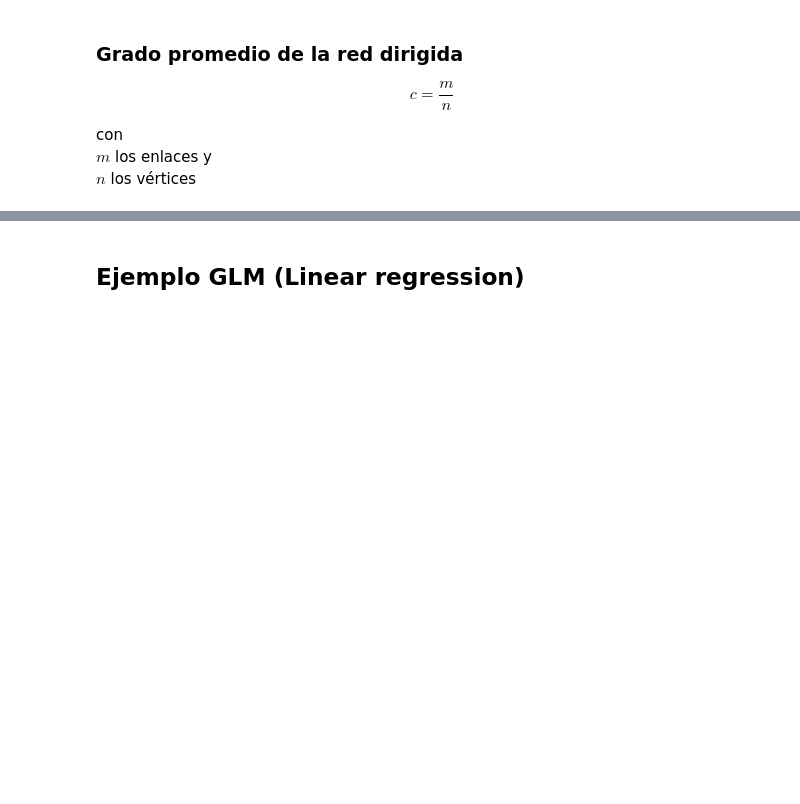
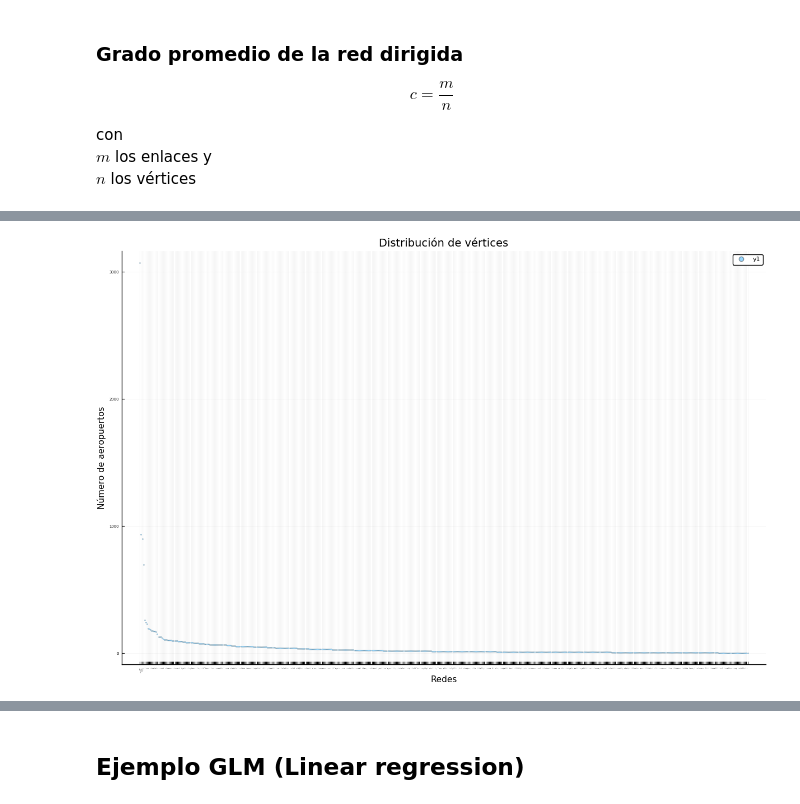
Before and after one commit to Yuriyama/Proyecto_aerolineas, a Jupyter notebook: Code/Analysis.ipynb, the cells around one changed output, grey strips where cells are left out. Saved outputs shown, nothing was run; the diff lists cells and outputs as text; code cells hidden in the pictures; blank space fills up the shorter version.

```diff
--- a/Code/Analysis.ipynb
+++ b/Code/Analysis.ipynb
@@ -121,0 +181,2 @@ return tabla_info_net
+# %%
+leo_info_net2 = readdlm("/Users/yuriko/Desktop/tabla_info_net2.csv", Any)
@@ -121,0 +201,39 @@ return tabla_info_net
+# %%
+#Scatter plot para número de nodos.
+
+#w = tabla_info_net[:, 2] #Nodos
+#c = tabla_info_net[:, 9] #Coberturas
+
+x = leo_info_net2[2:end, 1]
+x = convert(Array{String,1}, x)
+#@show x
+y = leo_info_net2[2:end, 2]
+y = convert(Array{Int64,1}, y)
+
+#equation(x) = coef_r[2]*x + coef_r[1]
+
+scat = scatter(y,
+    #color = "#0f87bf",
+    title = "Distribución de vértices",
+    xlabel = "Redes",
+    ylabel = "Número de aeropuertos",
+    legend = true,
+    gridalpha = 0.05,
+    minorgridlinewidth = 0.1,
+    markersize = 1.5,
+    markerstrokewidth = 0.1,
+    xticks = (1:525, x),
+    #yticks = :all,
+    xtickfont = (1, "Courier"),
+    ytickfont = (5, "Courier"),
+    xrotation = 87,
+    size = (1200, 800),
+    #aspect_ratio= 1,
+    alpha = 0.4)
+#plot!(equation, 1:1000,
+#    legend = true,
+#    legendtitle = L"R^{2}",
+#    label = "$r_2")
+#
+# %% [output]
+[figure, added]
```
Also changed, not shown: parts of 26 cells of this notebook.
